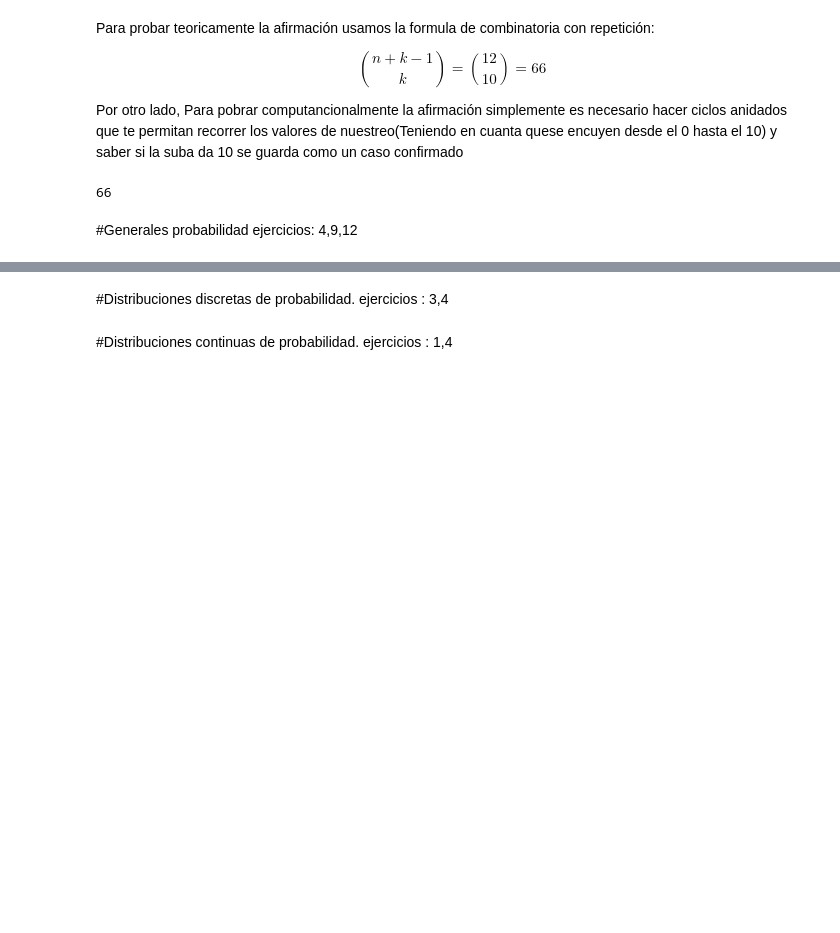
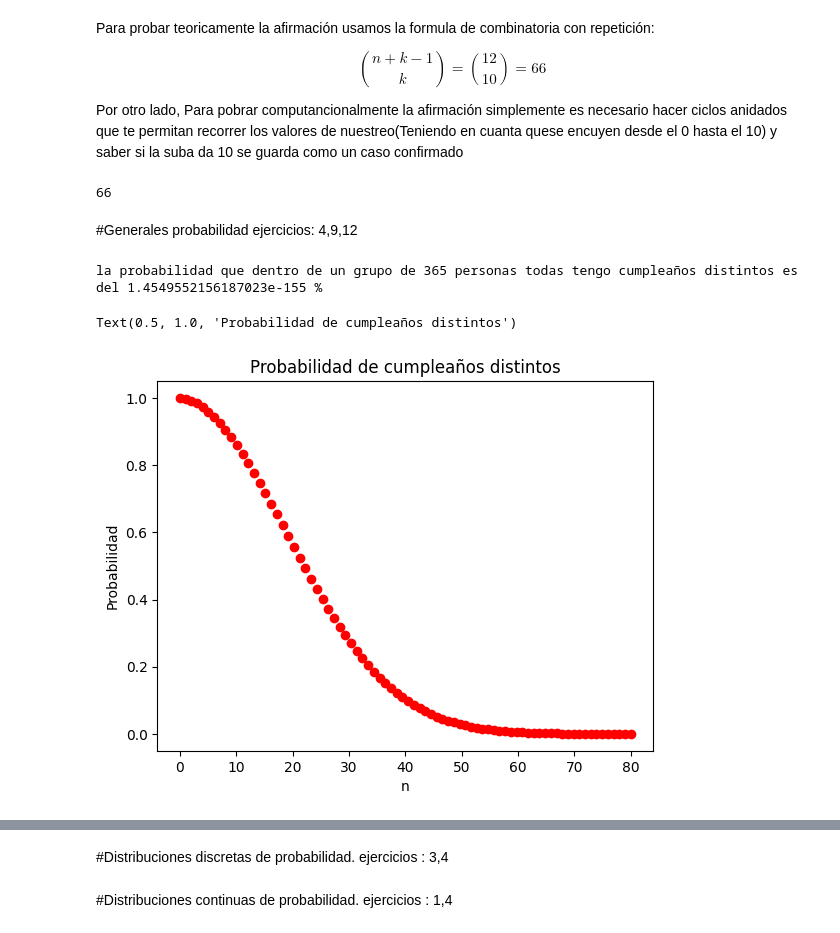
Before and after one commit to Sebaspm05/Metodos1_JuanSebastianPabon-KarenPolo, a Jupyter notebook: Taller 4/Metodos_Taller4.ipynb, the cells around one changed output, grey strips where cells are left out. Drawn from its saved outputs; the diff is of its cells as text; code cells hidden in the pictures; blank space fills up the shorter version.

```diff
--- a/Taller 4/Metodos_Taller4.ipynb
+++ b/Taller 4/Metodos_Taller4.ipynb
@@ -31,3 +31,34 @@ print(contador)
 # %% [markdown]
 #Generales probabilidad
 ejercicios: 4,9,12
+# %%
+#4
+dias = 365
+inicial = 365
+total=[]
+for i in range(365):
+  u=inicial-i
+  prob= u/dias
+  total.append(prob)
+
+probabilidad = (np.prod(total))*100
+print("la probabilidad que dentro de un grupo de 365 personas todas tengo cumpleaños distintos es del {} %".format(probabilidad))
+
+muestra = []
+pro=[]
+x= np.linspace(0,80,num=80)
+for i in range(len(x)):
+  u=inicial-i
+  prob= u/dias
+  muestra.append(prob)
+  probability= np.prod(muestra)
+  pro.append(probability)
+
+plt.scatter(x,pro,color='r')
+plt.xlabel('n')
+plt.ylabel('Probabilidad')
+plt.title('Probabilidad de cumpleaños distintos')
+# %% [output]
+la probabilidad que dentro de un grupo de 365 personas todas tengo cumpleaños distintos es del 1.4549552156187023e-155 %
+Text(0.5, 1.0, 'Probabilidad de cumpleaños distintos')
+[figure, added]
```
Also changed, not shown: parts of 16 cells of this notebook.
